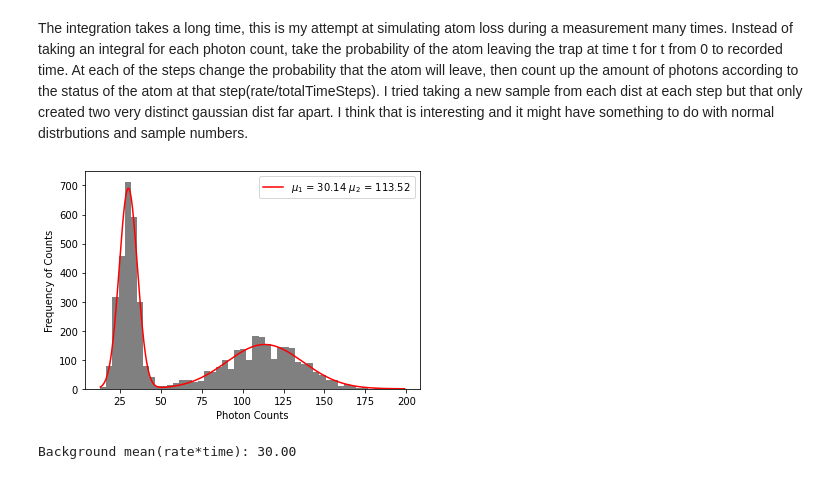
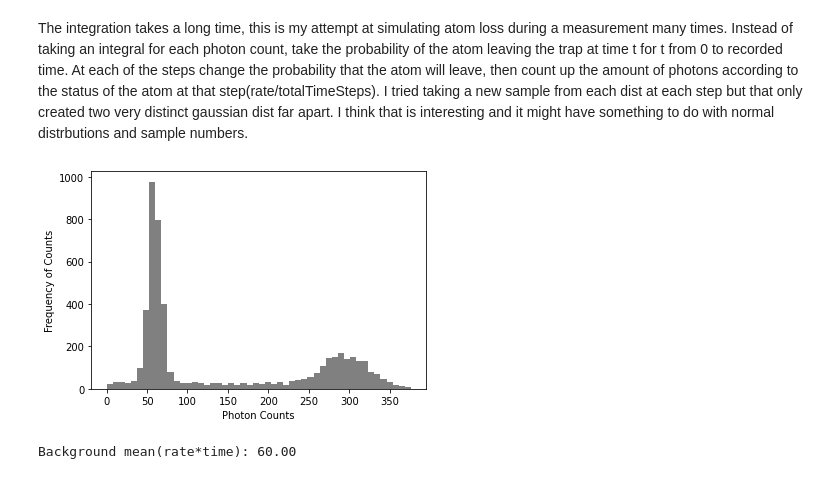
Before and after one commit to bpnordin/PhotonCount, a Jupyter notebook: main.ipynb, the cells around one changed output. Drawn from its saved outputs; the diff is of its cells as text; code cells hidden in the pictures.

```diff
--- a/main.ipynb
+++ b/main.ipynb
@@ -31,11 +31,10 @@ We then have to convolve the single atom rate with the background rate because t
 the sum here is the background rate and the single atom rate.
 # %%
 #define the variables that determine how many photons are released
-recordTime = .003
-rateSingleAtom = 145000
-rateBackground = 10000
-lifetimeOfTrap = 1
-
+recordTime = .003*0+60*10**-3  #s
+rateSingleAtom = 145000*0+10*10**3  #Hz
+rateBackground = 10000*0+1*10**3  #Hz
+lifetimeOfTrap = 60*10**-3  #s
 #up to this many photons
 countEnd = 700
 xx = np.arange(countEnd)
@@ -121,8 +159,9 @@ The integration takes a long time, this is my attempt at simulating atom loss du
 totalTimeSteps = 100
 time_bins = np.linspace(0,recordTime,totalTimeSteps)
 #the dist of the atom in the trap
-lifetimeOfTrap = 1
-time_dist = [np.exp(-t/lifetimeOfTrap) for t in time_bins]
+#lifetimeOfTrap = 1
+normalize = 2*lifetimeOfTrap*np.exp(2*recordTime/lifetimeOfTrap)/(np.exp(2*recordTime/lifetimeOfTrap)-1)
+time_dist = [np.exp(-t/lifetimeOfTrap)*normalize/lifetimeOfTrap for t in time_bins]
 #so given each time step, there is a chance 1-time_dist[step] of leaving the trap
 #each step there is a poisson dist of photons emiited that is divided by nTimeSteps
 # %%
@@ -155,18 +194,9 @@ for i in tqdm(samples):
                 #the background rate
                 val += choiceBack/totalTimeSteps
         hist.append(val)
-# %%
-bin_heights2, bin_borders2, _ = plt.hist(hist,50)
-bin_centers2 = bin_borders2[:-1] + np.diff(bin_borders2) / 2
-popt, pcov = curve_fit(gaussian, bin_centers2, bin_heights2, p0=[700, 35, 1, 100, 125, 1])
-x_interval_for_fit = np.linspace(bin_borders2[0], bin_borders2[-1], 10000)
-plt.plot(x_interval_for_fit, gaussian(x_interval_for_fit, *popt), label=r"$\mu_1$ = %.2f $\mu_2$ = %.2f"%(popt[1],popt[4]),color = 'r')
-plt.hist(hist,50,color = 'gray')
-plt.legend()
-plt.xlabel("Photon Counts")
-plt.ylabel("Frequency of Counts")
-plt.show()
-print ("Background mean(rate*time): %.2f" %(recordTime*rateBackground))
-# %% [output]
-[figure, removed]
-Background mean(rate*time): 30.00
+# %%
+graph(hist,p0 = [700, 35, 1, 100, 125, 10],fit = False)
+print ("Background mean(rate*time): %.2f" %(recordTime*rateBackground))
+# %% [output]
+[figure, added]
+Background mean(rate*time): 60.00
```
Also changed, not shown: parts of 4 cells of this notebook.
